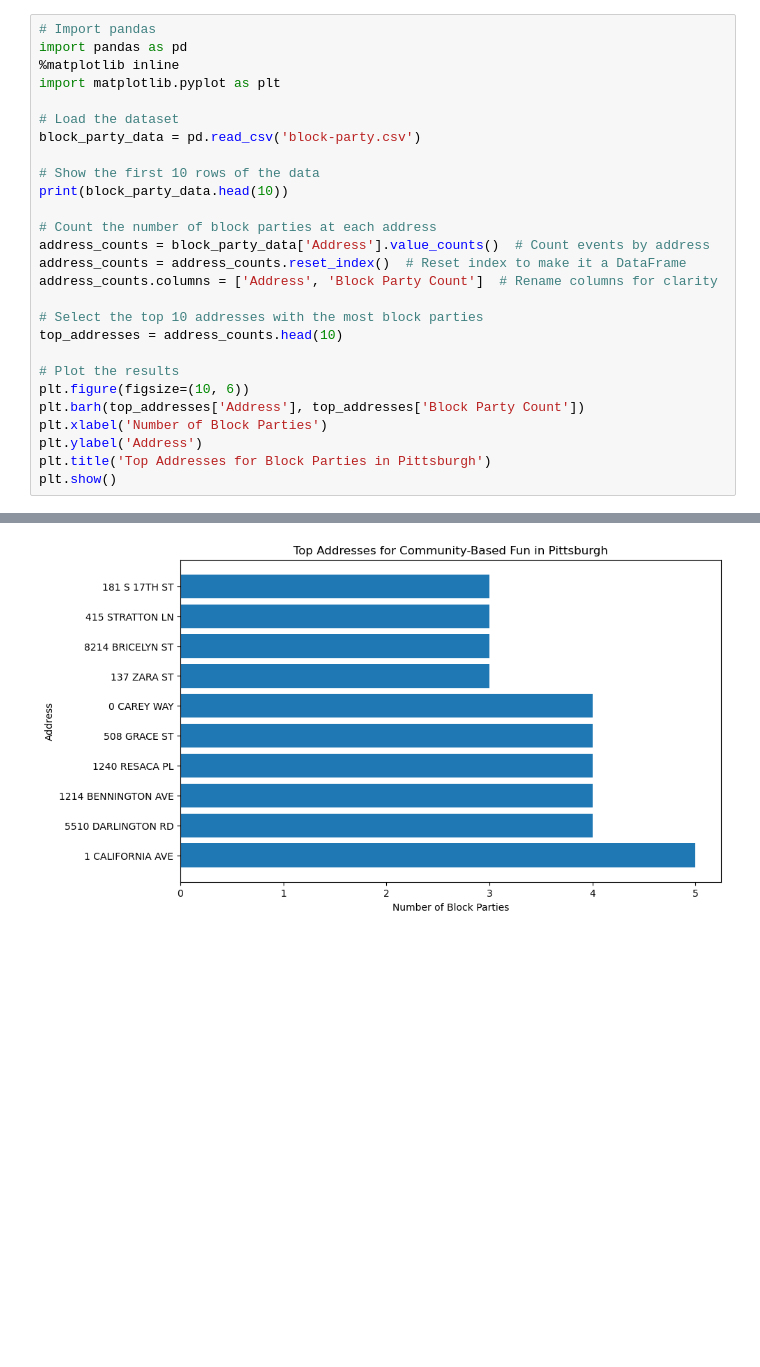
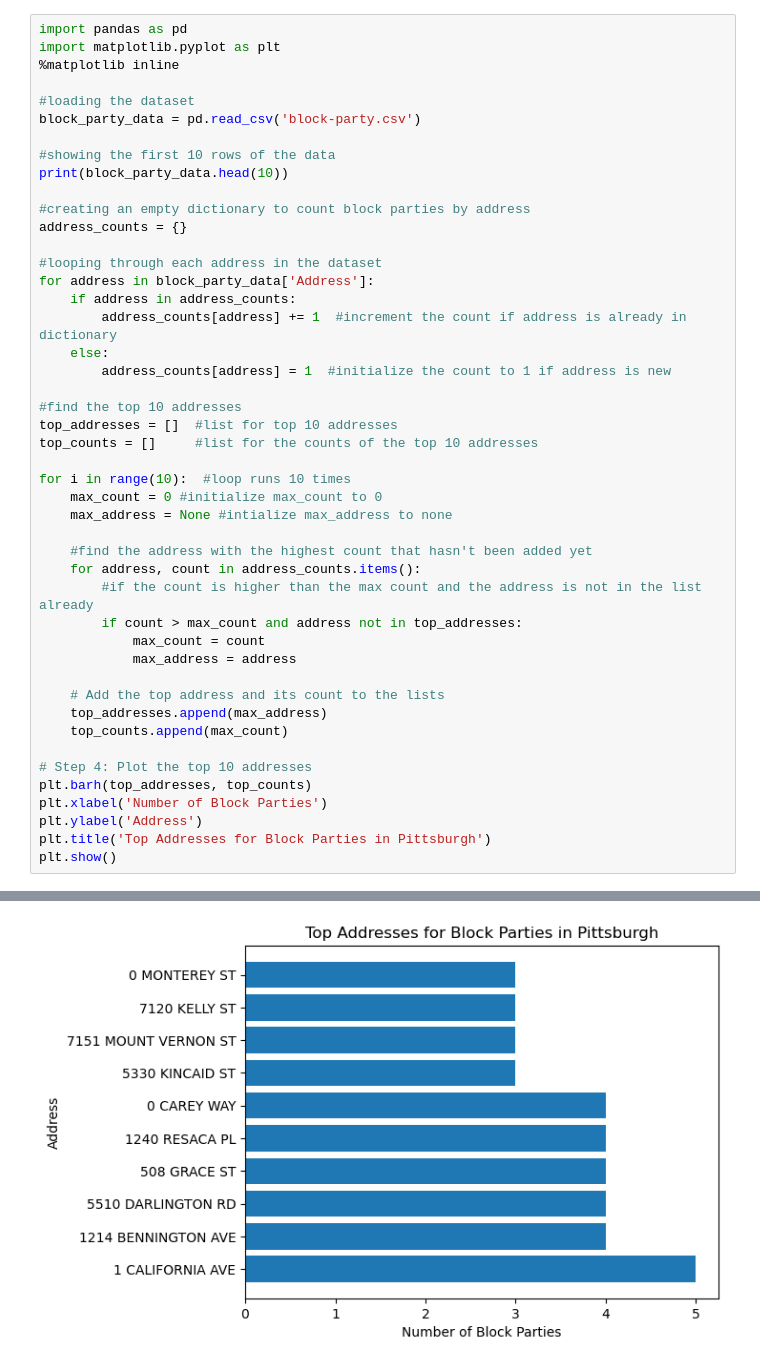
Before and after one commit to ginaagabegi12/Party-People, a Jupyter notebook: gina_notebook.ipynb, the cells around one changed output, grey strips where cells are left out. Saved outputs shown, nothing was run; the diff lists cells and outputs as text; blank space fills up the shorter version.

```diff
--- a/gina_notebook.ipynb
+++ b/gina_notebook.ipynb
@@ -1,46 +1,65 @@
 # %%
-# Import pandas
 import pandas as pd
+import matplotlib.pyplot as plt
 %matplotlib inline
-import matplotlib.pyplot as plt
 
-# Load the dataset
+#loading the dataset
 block_party_data = pd.read_csv('block-party.csv')
 
-# Show the first 10 rows of the data
+#showing the first 10 rows of the data
 print(block_party_data.head(10))
 
-# Count the number of block parties at each address
-address_counts = block_party_data['Address'].value_counts()  # Count events by address
-address_counts = address_counts.reset_index()  # Reset index to make it a DataFrame
-address_counts.columns = ['Address', 'Block Party Count']  # Rename columns for clarity
+#creating an empty dictionary to count block parties by address
+address_counts = {}
 
-# Select the top 10 addresses with the most block parties
-top_addresses = address_counts.head(10)
+#looping through each address in the dataset
+for address in block_party_data['Address']:
+    if address in address_counts:
+        address_counts[address] += 1  #increment the count if address is already in dictionary
+    else:
+        address_counts[address] = 1  #initialize the count to 1 if address is new
 
-# Plot the results
-plt.figure(figsize=(10, 6))
-plt.barh(top_addresses['Address'], top_addresses['Block Party Count'])
+#find the top 10 addresses
+top_addresses = []  #list for top 10 addresses
+top_counts = []     #list for the counts of the top 10 addresses
+
+for i in range(10):  #loop runs 10 times
+    max_count = 0 #initialize max_count to 0
+    max_address = None #intialize max_address to none
+
+    #find the address with the highest count that hasn't been added yet
+    for address, count in address_counts.items():
+        #if the count is higher than the max count and the address is not in the list already
+        if count > max_count and address not in top_addresses:
+            max_count = count
+            max_address = address
+
+    # Add the top address and its count to the lists
+    top_addresses.append(max_address)
+    top_counts.append(max_count)
+
+# Step 4: Plot the top 10 addresses
+plt.barh(top_addresses, top_counts)
 plt.xlabel('Number of Block Parties')
 plt.ylabel('Address')
 plt.title('Top Addresses for Block Parties in Pittsburgh')
 plt.show()
 # %% [output]
    Permit No.  Division Event Date            Address            From  \
 0  DPW1400991       1.0  3/15/2014    862 PROGRESS ST   CARPENTER WAY
 1  DPW1301434       1.0  3/16/2013    862 PROGRESS ST   CARPENTER WAY
 2  DPW1400964       2.0  3/17/2014  112 N PACIFIC AVE        PENN AVE
 3  DPW1308521       2.0  3/29/2014      7219 KELLY ST    HOMEWOOD AVE
 4  DPW1301929       3.0  3/31/2013   4919 GERTRUDE ST  FLOWERS AVENUE
 5  DPW1401522       1.0   4/5/2014   2334 MANNHEIM ST          ATMORE
 6  DPW1302018       2.0   4/6/2013       0 DAVISON ST     STANTON AVE
 7  DPW1401712       3.0  4/12/2014  5110 CHAPLAIN WAY  W ELIZABETH ST
 8  DPW1401252       3.0  4/12/2014   5615 WILKINS AVE     WIGHTMAN ST
 9  DPW1302006       2.0  4/19/2013    5330 KINCAID ST         N AIKEN
 
 ... (7 lines left out)
 6       52ND ST
 7  COURTLAND ST
 8  S NEGLEY AVE
 9    N ATLANTIC
-[figure, old version]
+[figure, new version]
```
